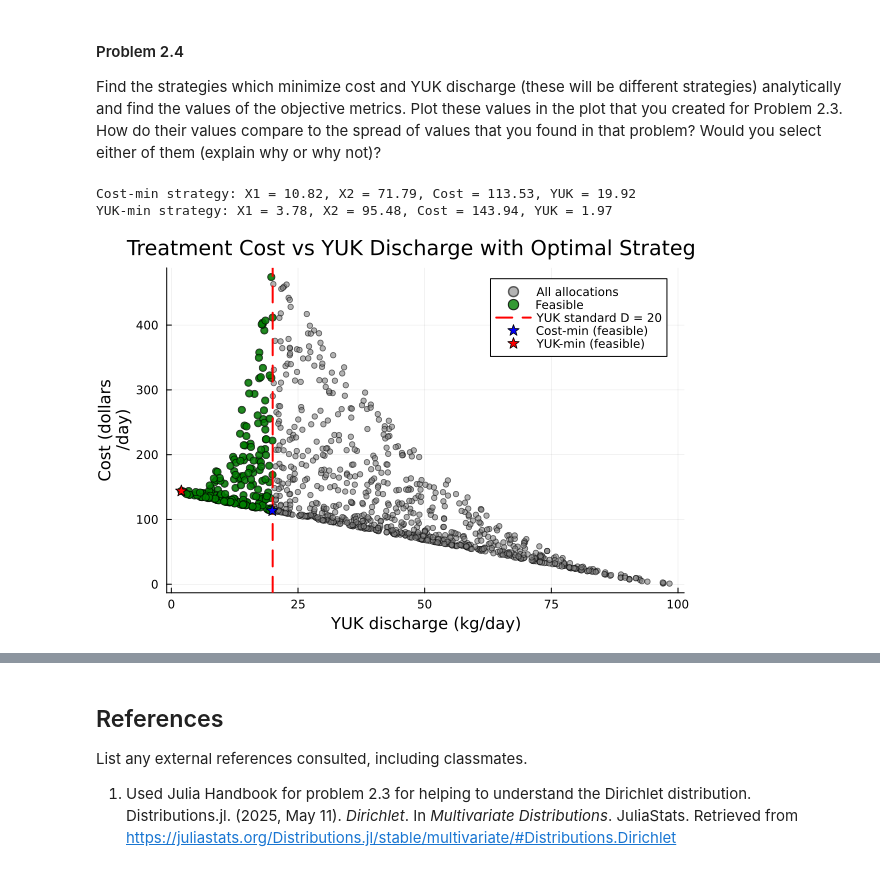
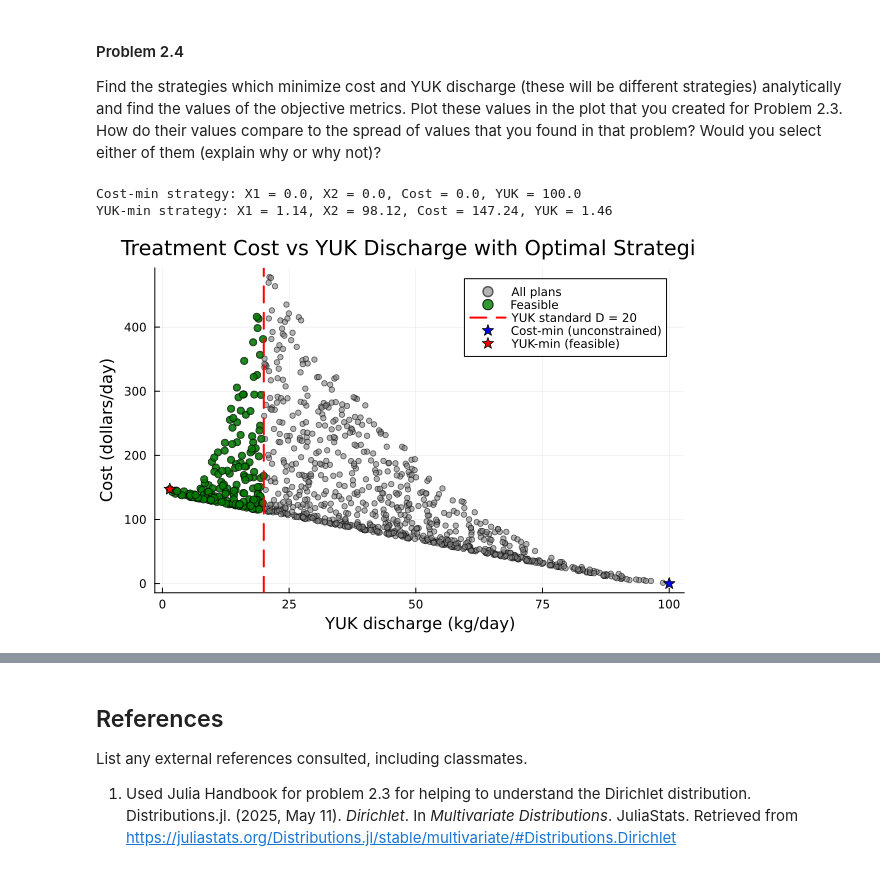
Before and after one commit to BEE4750-FA25/bee4750-hw1-xl748, a Jupyter notebook: hw01.ipynb, the cells around one changed output, grey strips where cells are left out. Saved outputs shown, nothing was run; the diff lists cells and outputs as text; code cells hidden in the pictures.

```diff
--- a/hw01.ipynb
+++ b/hw01.ipynb
@@ -441,9 +441,9 @@ n = 1000
 
 # Sample treatment allocations (sum to 100)
 plan = rand(Dirichlet(ones(3)), n)' .* 100
-X1 = alloc[:, 1]   # land disposal
-X2 = alloc[:, 2]   # chemical treatment
-X3 = alloc[:, 3]   # direct discharge
+X1 = plan[:, 1]   # land disposal
+X2 = plan[:, 2]   # chemical treatment
+X3 = plan[:, 3]   # direct discharge
 
 # Evaluate discharge and cost using the model
 discharge = zeros(n)
@@ -482,38 +482,36 @@ How do their values compare to the spread of values that you found in
 that problem? Would you select either of them (explain why or why not)?
 # %%
 # Cost-minimizing among feasible points
-min_cost_idx = argmin(cost[feasible]) # index of minminized cost
-X1_costmin = X1[feasible][min_cost_idx]
-X2_costmin = X2[feasible][min_cost_idx]
+X1_costmin = 0.0
+X2_costmin = 0.0
 D_costmin, C_costmin = treatment_plan(X1_costmin, X2_costmin)
 
 # YUK-minimizing among feasible points
 min_YUK_idx = argmin(discharge[feasible]) # index of YUK discharge
 X1_YUKmin = X1[feasible][min_YUK_idx]
 X2_YUKmin = X2[feasible][min_YUK_idx]
 D_YUKmin, C_YUKmin = treatment_plan(X1_YUKmin, X2_YUKmin)
 
 println("Cost-min strategy: X1 = $(round(X1_costmin, digits = 2)), X2 = $(round(X2_costmin, digits = 2)), " *
         "Cost = $(round(C_costmin, digits = 2)), YUK = $(round(D_costmin, digits = 2))")
 println("YUK-min strategy: X1 = $(round(X1_YUKmin, digits = 2)), X2 = $(round(X2_YUKmin, digits = 2)), " *
         "Cost = $(round(C_YUKmin, digits = 2)), YUK = $(round(D_YUKmin, digits = 2))")
 
 # Plot for all plans
-scatter(discharge, cost, ms = 3, alpha = 0.6, label = "Plans", color = :gray)
+scatter(discharge, cost, ms = 3, alpha = 0.6, color = :gray, label = "All plans")
 scatter!(discharge[feasible], cost[feasible], ms = 4, alpha = 0.8, color = :green, label = "Feasible")
 vline!([20], linestyle = :dash, linewidth = 2, color = :red, label = "YUK standard D = 20")
 
 # Add optimized strategies
-scatter!([D_costmin], [C_costmin], ms = 6, color = :blue, marker = :star5, label = "Cost-min (feasible)")
+scatter!([D_costmin], [C_costmin], ms = 6, color = :blue, marker = :star5, label = "Cost-min (unconstrained)")
 scatter!([D_YUKmin], [C_YUKmin], ms = 6, color = :red, marker = :star5, label = "YUK-min (feasible)")
 
 xlabel!("YUK discharge (kg/day)")
-ylabel!("Cost (dollars
-/day)")
+ylabel!("Cost (dollars/day)")
 title!("Treatment Cost vs YUK Discharge with Optimal Strategies")
 # %% [output]
-Cost-min strategy: X1 = 10.82, X2 = 71.79, Cost = 113.53, YUK = 19.92
-YUK-min strategy: X1 = 3.78, X2 = 95.48, Cost = 143.94, YUK = 1.97
+Cost-min strategy: X1 = 0.0, X2 = 0.0, Cost = 0.0, YUK = 100.0
+YUK-min strategy: X1 = 1.14, X2 = 98.12, Cost = 147.24, YUK = 1.46
-[figure, old version]
+[figure, new version]
 # %% [markdown]
 ### Writeup
```
Also changed, not shown: parts of 2 cells of this notebook.
